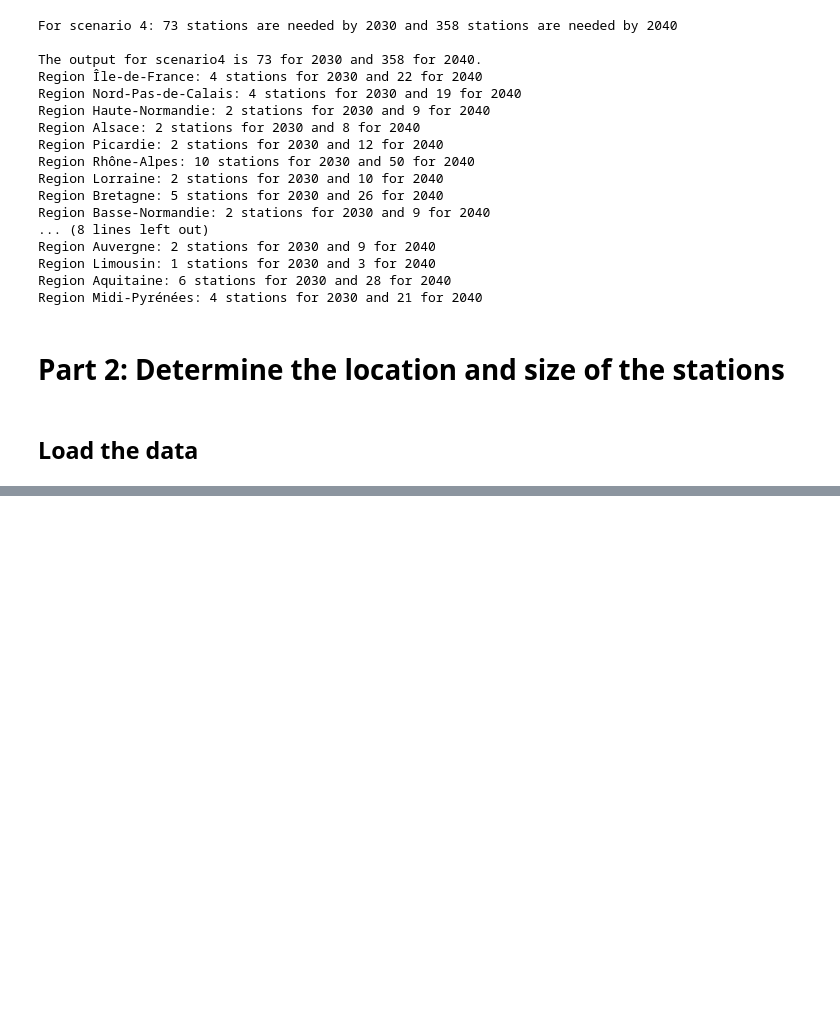
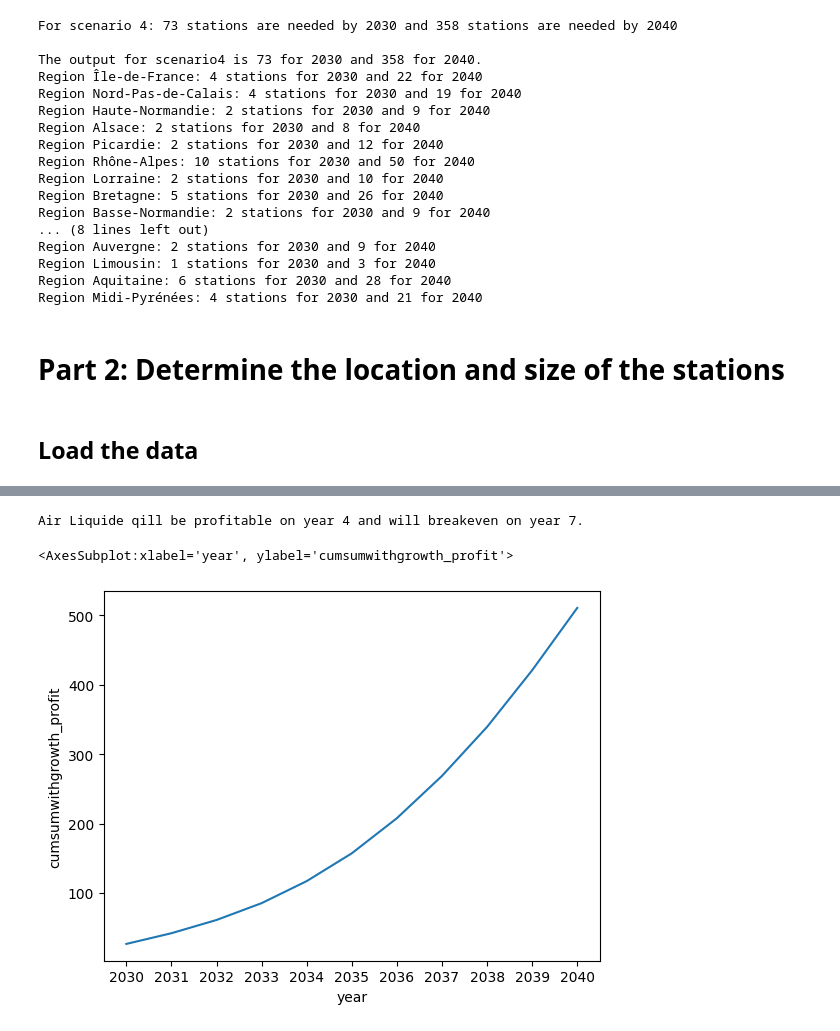
Before and after one commit to Hypatia-II/H2_stations_network, a Jupyter notebook: notebook.ipynb, the cells around one changed output, grey strips where cells are left out. Cells and saved outputs as stored; diff of their text form; code cells hidden in the pictures; blank space fills up the shorter version.

```diff
--- a/notebook.ipynb
+++ b/notebook.ipynb
@@ -244,0 +291,18 @@ load_profit_by_station = scenarios.profitability_by_station(final_points, region
+# %%
+# update jsons inputs based on scenario and year you want to look at
+scenarios = Scenarios(shap_files, csvs, jsons, path_conf="params/config.json")
+region_breakdown = jsons['output_scenario1']["num_stations_2040"] + jsons['output_scenario1']["num_stations_2030"]
+top_locations = scenarios.distribute_locations(sorted_locations = sorted_locations,region_breakdown = region_breakdown)
+regions_dem = jsons['output_refills_scenario1']["RT_2040_total"] + jsons['output_refills_scenario1']["RT_2030_total"]
+top_locations = list(zip(top_locations[0], top_locations[1]))
+#polygons = scenarios.merge_closest_points(top_locations)
+new_points = scenarios.fix_locations(top_locations)
+polygons = scenarios.merge_closest_points(new_points)
+score_total = sum([score for i, score in top_locations])
+final_points = scenarios.get_size_station(regions_dem, polygons, score_total)
+# %%
+competition_scenarios = Competition_Scenarios(jsons, path_conf='params/config.json', scenario="scenario2")
+final_points_scenario2 = competition_scenarios.stations_per_year(final_points)
+operation_profit_scenario2 = competition_scenarios.calculate_yearly_op_profit(final_points_scenario2)
+cost_yearly_scenario2 = competition_scenarios.get_profitability_by_year(operation_profit_scenario2)
+cost_yearly_scenario2
@@ -244,0 +322,9 @@ load_profit_by_station = scenarios.profitability_by_station(final_points, region
+# %%
+profitable_year = cost_yearly_scenario2["total_profit"].gt(0).idxmax()
+breakenven_year = cost_yearly_scenario2["total_profit_cumsum"].gt(0).idxmax()
+print(f"Air Liquide qill be profitable on year {profitable_year} and will breakeven on year {breakenven_year}.")
+sns.lineplot(data=cost_yearly_scenario2, x="year", y="cumsumwithgrowth_profit")
+# %% [output]
+Air Liquide qill be profitable on year 4 and will breakeven on year 7.
+<AxesSubplot:xlabel='year', ylabel='cumsumwithgrowth_profit'>
+[figure, added]
```
Also changed, not shown: parts of 20 cells of this notebook, 4 other files.
